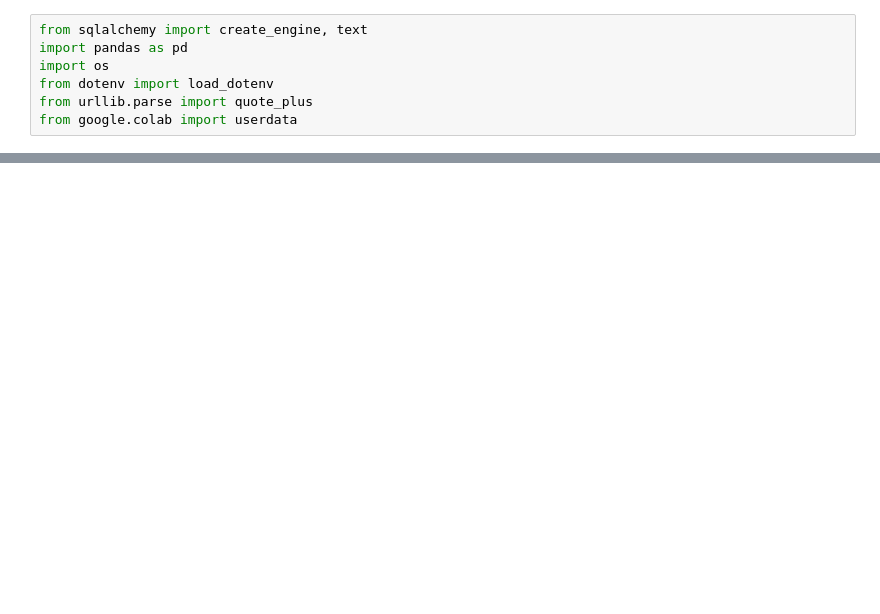
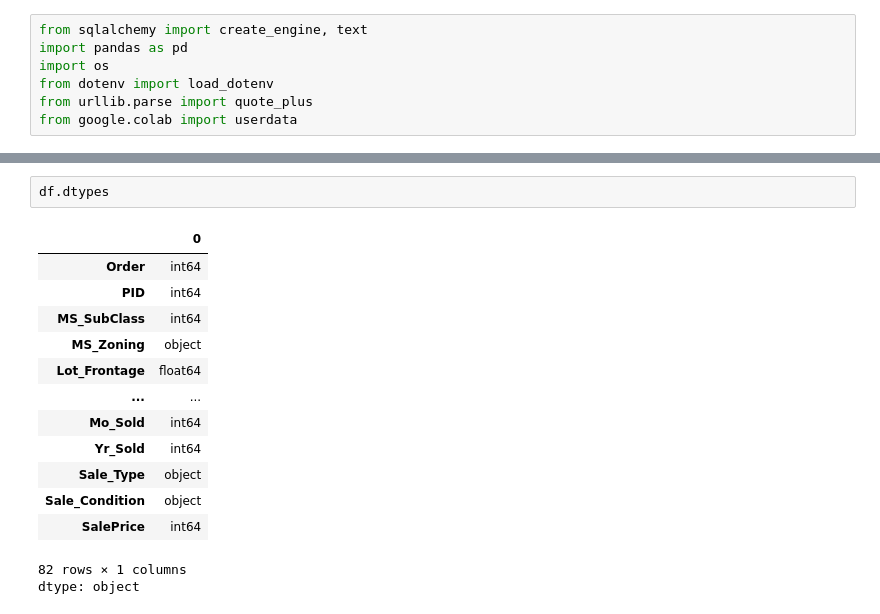
Before and after one commit to mebre7/house-price-predictor-mlops, a Jupyter notebook: notebooks/01_eda_and_baseline.ipynb, the cells around one changed output, grey strips where cells are left out. Saved outputs shown, nothing was run; the diff lists cells and outputs as text; blank space fills up the shorter version.

```diff
--- a/notebooks/01_eda_and_baseline.ipynb
+++ b/notebooks/01_eda_and_baseline.ipynb
@@ -35,0 +86,17 @@ connection to server at "localhost" (127.0.0.1), port 5432 failed: Connection re
+# %%
+df.dtypes
+# %% [output]
+|  | 0 |
+| Order | int64 |
+| PID | int64 |
+| MS_SubClass | int64 |
+| MS_Zoning | object |
+| Lot_Frontage | float64 |
+| ... | ... |
+| Mo_Sold | int64 |
+| Yr_Sold | int64 |
+| Sale_Type | object |
+| Sale_Condition | object |
+| SalePrice | int64 |
+82 rows × 1 columns
+dtype: object
```
Also changed, not shown: parts of 19 cells of this notebook.
